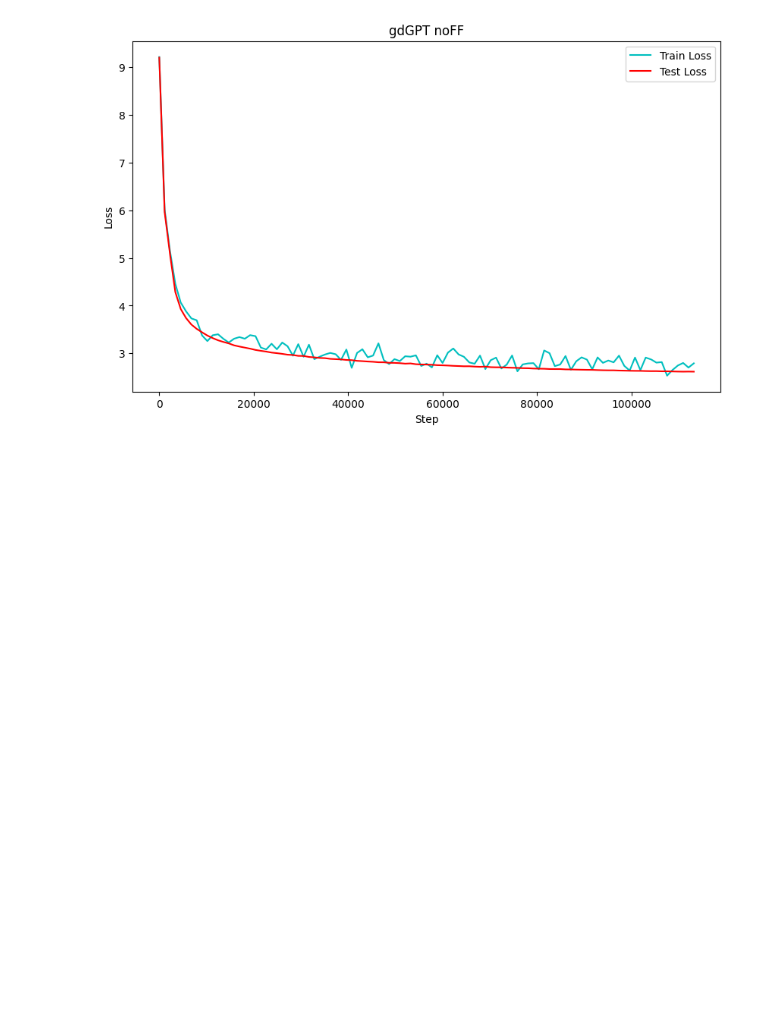
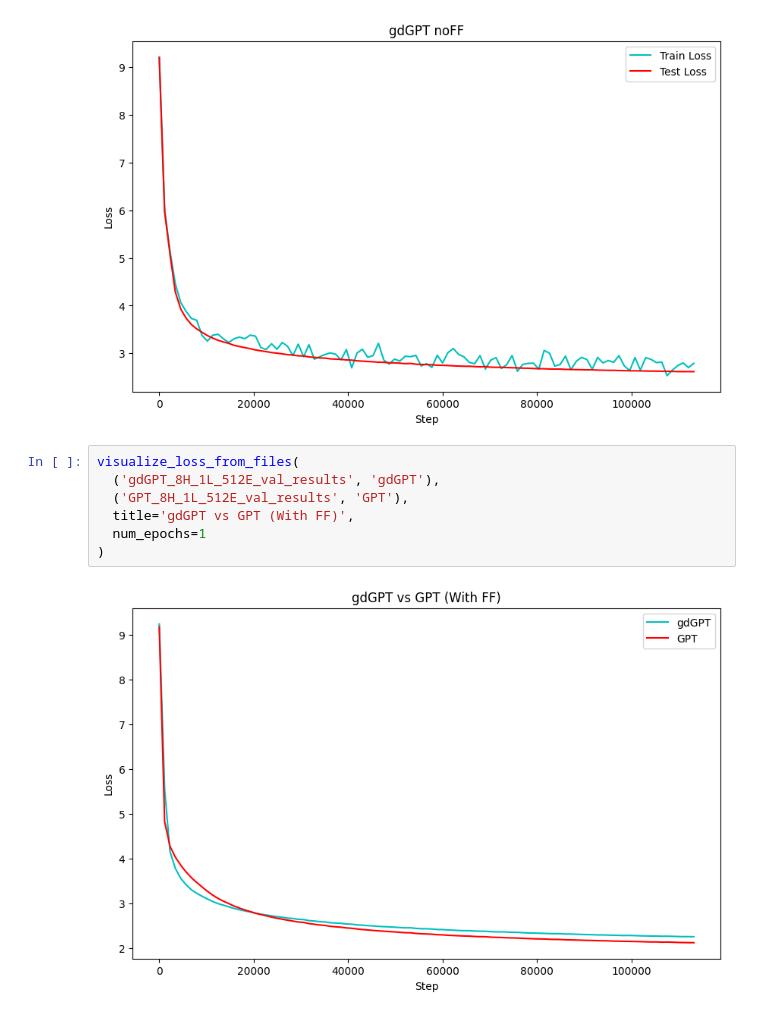
Before and after one commit to williamconvertino/GDM, a Jupyter notebook: experiments/visualize_losses.ipynb, the cells around one changed output. Cells and saved outputs as stored; diff of their text form; blank space fills up the shorter version.

```diff
--- a/experiments/visualize_losses.ipynb
+++ b/experiments/visualize_losses.ipynb
@@ -13,6 +13,15 @@ visualize_loss_from_files(
 )
 # %% [output]
 [figure]
+# %%
+visualize_loss_from_files(
+  ('gdGPT_8H_1L_512E_val_results', 'gdGPT'),
+  ('GPT_8H_1L_512E_val_results', 'GPT'),
+  title='gdGPT vs GPT (With FF)',
+  num_epochs=1
+)
+# %% [output]
+[figure, added]
 # %%
 visualize_loss_from_files(
   ('gdGPT_8H_1L_512E_noFF_val_results', 'gdGPT'),
```
Also changed, not shown: parts of 1 cell of this notebook, 4 other files.
